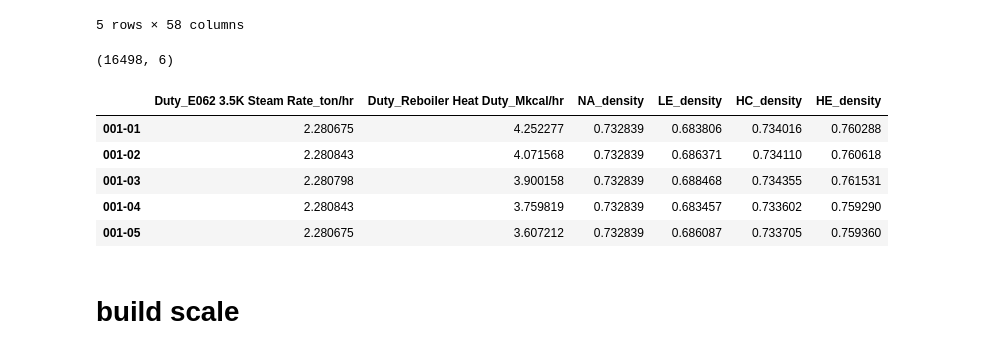
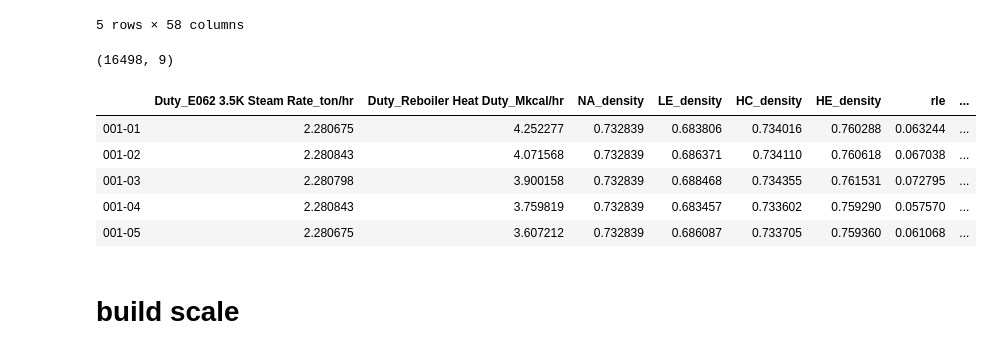
Before and after one commit to skywalker0803r/oil_project_20200424, a Jupyter notebook: notebook/build_ann_model_2.ipynb, the cells around one changed output. Saved outputs shown, nothing was run; the diff lists cells and outputs as text; code cells hidden in the pictures.

```diff
--- a/notebook/build_ann_model_2.ipynb
+++ b/notebook/build_ann_model_2.ipynb
@@ -57,0 +60,9 @@ df.head()
+# %%
+rle = df[col_names['fle']].values/df[col_names['fna']].values
+rhc = df[col_names['fhc']].values/df[col_names['fna']].values
+rhe = df[col_names['fhe']].values/df[col_names['fna']].values
+ratio = pd.DataFrame(index=df.index)
+ratio['rle'] = rle.ravel()
+ratio['rhc'] = rhc.ravel()
+ratio['rhe'] = rhe.ravel()
+ratio
@@ -97,17 +122,17 @@ X.head()
 | 001-05 | 10.0 | 5.0 | 100.0 | 1.5 | ... |
 5 rows × 58 columns
 # %%
-Y = duty.join(density)
+Y = duty.join(density).join(ratio)
 print(Y.shape)
 Y.head()
 # %% [output]
-(16498, 6)
+(16498, 9)
-|  | Duty_E062 3.5K Steam Rate_ton/hr | Duty_Reboiler Heat Duty_Mkcal/hr | NA_density | LE_density | HC_density | HE_density |
-| 001-01 | 2.280675 | 4.252277 | 0.732839 | 0.683806 | 0.734016 | 0.760288 |
-| 001-02 | 2.280843 | 4.071568 | 0.732839 | 0.686371 | 0.734110 | 0.760618 |
-| 001-03 | 2.280798 | 3.900158 | 0.732839 | 0.688468 | 0.734355 | 0.761531 |
-| 001-04 | 2.280843 | 3.759819 | 0.732839 | 0.683457 | 0.733602 | 0.759290 |
-| 001-05 | 2.280675 | 3.607212 | 0.732839 | 0.686087 | 0.733705 | 0.759360 |
+|  | Duty_E062 3.5K Steam Rate_ton/hr | Duty_Reboiler Heat Duty_Mkcal/hr | NA_density | LE_density | HC_density | HE_density | rle | ... |
+| 001-01 | 2.280675 | 4.252277 | 0.732839 | 0.683806 | 0.734016 | 0.760288 | 0.063244 | ... |
+| 001-02 | 2.280843 | 4.071568 | 0.732839 | 0.686371 | 0.734110 | 0.760618 | 0.067038 | ... |
+| 001-03 | 2.280798 | 3.900158 | 0.732839 | 0.688468 | 0.734355 | 0.761531 | 0.072795 | ... |
+| 001-04 | 2.280843 | 3.759819 | 0.732839 | 0.683457 | 0.733602 | 0.759290 | 0.057570 | ... |
+| 001-05 | 2.280675 | 3.607212 | 0.732839 | 0.686087 | 0.733705 | 0.759360 | 0.061068 | ... |
 # %% [markdown]
 # build scale
 # %%
```
Also changed, not shown: parts of 16 cells of this notebook, 3 other files.
